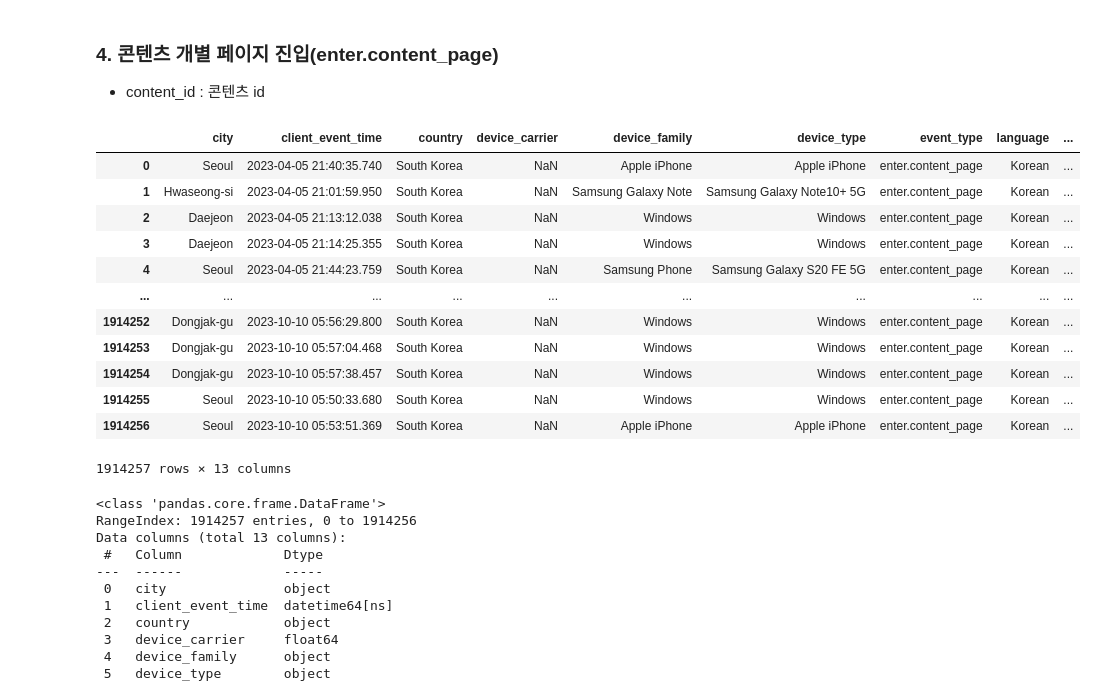
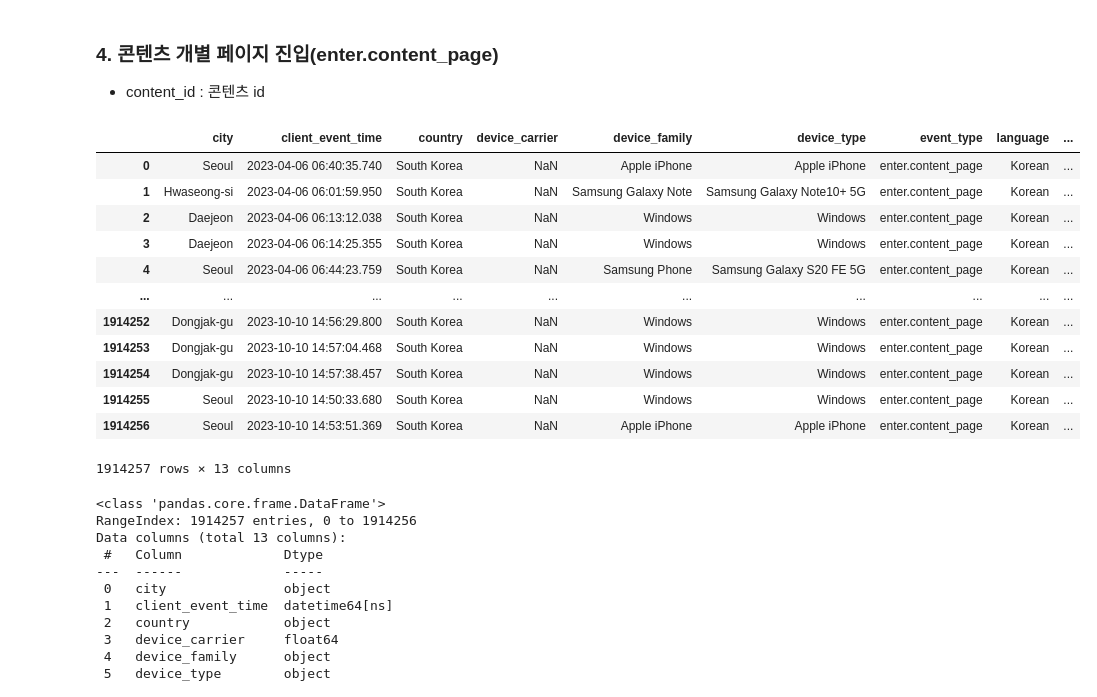
Before and after one commit to saeraniren/intermediate_project, a Jupyter notebook: geumhui_main.ipynb, the cells around one changed output. Drawn from its saved outputs; the diff is of its cells as text; code cells hidden in the pictures.

```diff
--- a/geumhui_main.ipynb
+++ b/geumhui_main.ipynb
@@ -418,20 +421,23 @@ complete_signup
 # %%
 enter_content_page = pd.read_csv('C:/Users/rmagm/OneDrive/바탕 화면/vscode/구독서비스프로덕트데이터/enter.content_page.csv')
 enter_content_page['client_event_time'] = pd.to_datetime(enter_content_page['client_event_time'])
+
+# 9시간 추가 (KST 변환)
+enter_content_page["client_event_time"] = enter_content_page["client_event_time"] + timedelta(hours=9)
 enter_content_page
 # %% [output]
 |  | city | client_event_time | country | device_carrier | device_family | device_type | event_type | language | ... |
-| 0 | Seoul | 2023-04-05 21:40:35.740 | South Korea | NaN | Apple iPhone | Apple iPhone | enter.content_page | Korean | ... |
-| 1 | Hwaseong-si | 2023-04-05 21:01:59.950 | South Korea | NaN | Samsung Galaxy Note | Samsung Galaxy Note10+ 5G | enter.content_page | Korean | ... |
-| 2 | Daejeon | 2023-04-05 21:13:12.038 | South Korea | NaN | Windows | Windows | enter.content_page | Korean | ... |
-| 3 | Daejeon | 2023-04-05 21:14:25.355 | South Korea | NaN | Windows | Windows | enter.content_page | Korean | ... |
-| 4 | Seoul | 2023-04-05 21:44:23.759 | South Korea | NaN | Samsung Phone | Samsung Galaxy S20 FE 5G | enter.content_page | Korean | ... |
+| 0 | Seoul | 2023-04-06 06:40:35.740 | South Korea | NaN | Apple iPhone | Apple iPhone | enter.content_page | Korean | ... |
+| 1 | Hwaseong-si | 2023-04-06 06:01:59.950 | South Korea | NaN | Samsung Galaxy Note | Samsung Galaxy Note10+ 5G | enter.content_page | Korean | ... |
+| 2 | Daejeon | 2023-04-06 06:13:12.038 | South Korea | NaN | Windows | Windows | enter.content_page | Korean | ... |
+| 3 | Daejeon | 2023-04-06 06:14:25.355 | South Korea | NaN | Windows | Windows | enter.content_page | Korean | ... |
+| 4 | Seoul | 2023-04-06 06:44:23.759 | South Korea | NaN | Samsung Phone | Samsung Galaxy S20 FE 5G | enter.content_page | Korean | ... |
 | ... | ... | ... | ... | ... | ... | ... | ... | ... | ... |
-| 1914252 | Dongjak-gu | 2023-10-10 05:56:29.800 | South Korea | NaN | Windows | Windows | enter.content_page | Korean | ... |
-| 1914253 | Dongjak-gu | 2023-10-10 05:57:04.468 | South Korea | NaN | Windows | Windows | enter.content_page | Korean | ... |
-| 1914254 | Dongjak-gu | 2023-10-10 05:57:38.457 | South Korea | NaN | Windows | Windows | enter.content_page | Korean | ... |
-| 1914255 | Seoul | 2023-10-10 05:50:33.680 | South Korea | NaN | Windows | Windows | enter.content_page | Korean | ... |
-| 1914256 | Seoul | 2023-10-10 05:53:51.369 | South Korea | NaN | Apple iPhone | Apple iPhone | enter.content_page | Korean | ... |
+| 1914252 | Dongjak-gu | 2023-10-10 14:56:29.800 | South Korea | NaN | Windows | Windows | enter.content_page | Korean | ... |
+| 1914253 | Dongjak-gu | 2023-10-10 14:57:04.468 | South Korea | NaN | Windows | Windows | enter.content_page | Korean | ... |
+| 1914254 | Dongjak-gu | 2023-10-10 14:57:38.457 | South Korea | NaN | Windows | Windows | enter.content_page | Korean | ... |
+| 1914255 | Seoul | 2023-10-10 14:50:33.680 | South Korea | NaN | Windows | Windows | enter.content_page | Korean | ... |
+| 1914256 | Seoul | 2023-10-10 14:53:51.369 | South Korea | NaN | Apple iPhone | Apple iPhone | enter.content_page | Korean | ... |
 1914257 rows × 13 columns
 # %%
 enter_content_page.info()
```
Also changed, not shown: parts of 21 cells of this notebook.
